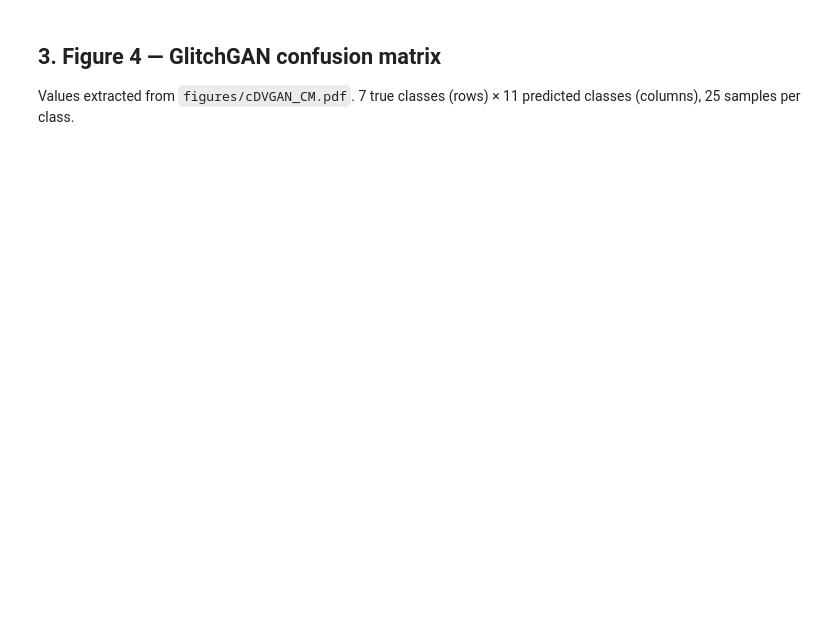
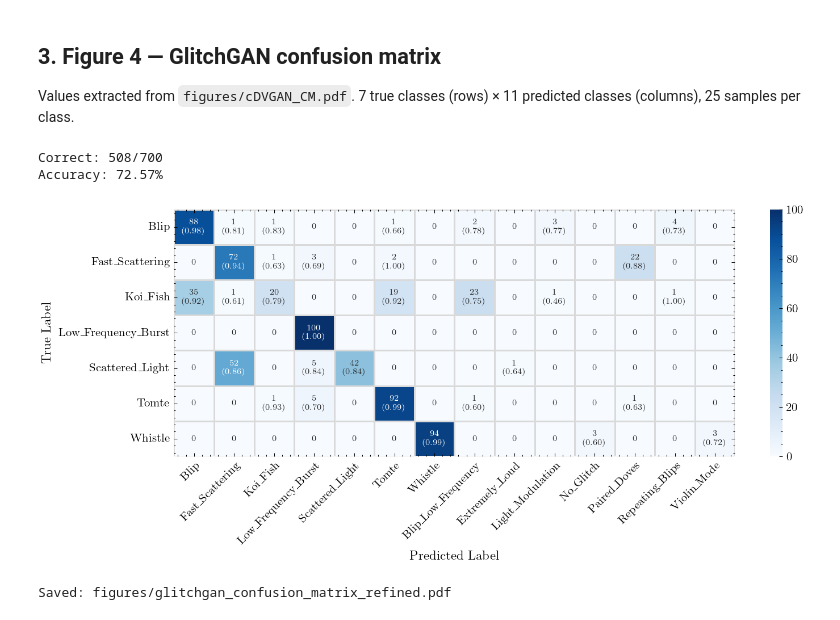
Before and after one commit to tomdooney95/glitchgan_glitch_synthesis_2026, a Jupyter notebook: paper_figures.ipynb, the cells around one changed output. Cells and saved outputs as stored; diff of their text form; code cells hidden in the pictures; blank space fills up the shorter version.

```diff
--- a/paper_figures.ipynb
+++ b/paper_figures.ipynb
@@ -140,22 +162,37 @@ Values extracted from `figures/cDVGAN_CM.pdf`.
 GAN_PRED_LABELS = [
     "Blip", "Fast_Scattering", "Koi_Fish", "Low_Frequency_Burst",
     "Scattered_Light", "Tomte", "Whistle",
-    "1400Ripples", "Blip_Low_Frequency", "No_Glitch", "Violin_Mode",
+    "Blip_Low_Frequency", "Extremely_Loud", "Light_Modulation",
+    "No_Glitch", "Paired_Doves", "Repeating_Blips", "Violin_Mode",
 ]
 
-# Rows = true label, columns = predicted label (25 samples per class)
+# Rows = true label, columns = predicted label (100 samples per class)
 GAN_CM_RAW = np.array([
-    #Bl   FS   KF   LFB  SL   To   Wh   1400 BLF  NG   VM
-    [23,   0,   0,   0,   0,   0,   2,   0,   0,   0,   0],  # Blip
-    [ 0,  23,   0,   0,   2,   0,   0,   0,   0,   0,   0],  # Fast_Scattering
-    [13,   0,   0,   0,   0,   2,   1,   0,   9,   0,   0],  # Koi_Fish
-    [ 0,   0,   0,  25,   0,   0,   0,   0,   0,   0,   0],  # Low_Frequency_Burst
-    [ 0,  13,   0,   0,  12,   0,   0,   0,   0,   0,   0],  # Scattered_Light
-    [ 0,   0,   0,   1,   0,  23,   0,   0,   1,   0,   0],  # Tomte
-    [ 0,   0,   0,   0,   0,   0,  10,   2,   0,  10,   3],  # Whistle
+    #Bl   FS   KF   LFB  SL   To   Wh   BLF  EL   LM   NG   PD   RB   VM
+    [88,   1,   1,   0,   0,   1,   0,   2,   0,   3,   0,   0,   4,   0],  # Blip
+    [ 0,  72,   1,   3,   0,   2,   0,   0,   0,   0,   0,  22,   0,   0],  # Fast_Scattering
+    [35,   1,  20,   0,   0,  19,   0,  23,   0,   1,   0,   0,   1,   0],  # Koi_Fish
+    [ 0,   0,   0, 100,   0,   0,   0,   0,   0,   0,   0,   0,   0,   0],  # Low_Frequency_Burst
+    [ 0,  52,   0,   5,  42,   0,   0,   0,   1,   0,   0,   0,   0,   0],  # Scattered_Light
+    [ 0,   0,   1,   5,   0,  92,   0,   1,   0,   0,   0,   1,   0,   0],  # Tomte
+    [ 0,   0,   0,   0,   0,   0,  94,   0,   0,   0,   3,   0,   0,   3],  # Whistle
 ], dtype=float)
 
-assert np.all(GAN_CM_RAW.sum(axis=1) == 25), "Row sums must equal 25"
+nan = np.nan
+
+# Mean Gravity Spy confidence per cell — nan where count = 0
+GAN_CM_CONF = np.array([
+    #Bl     FS     KF     LFB    SL     To     Wh     BLF    EL     LM     NG     PD     RB     VM
+    [0.98,  0.81,  0.83,  nan,   nan,   0.66,  nan,   0.78,  nan,   0.77,  nan,   nan,   0.73,  nan],  # Blip
+    [nan,   0.94,  0.63,  0.69,  nan,   1.00,  nan,   nan,   nan,   nan,   nan,   0.88,  nan,   nan],  # Fast_Scattering
+    [0.92,  0.61,  0.79,  nan,   nan,   0.92,  nan,   0.75,  nan,   0.46,  nan,   nan,   1.00,  nan],  # Koi_Fish
+    [nan,   nan,   nan,   1.00,  nan,   nan,   nan,   nan,   nan,   nan,   nan,   nan,   nan,   nan],  # Low_Frequency_Burst
+    [nan,   0.86,  nan,   0.84,  0.84,  nan,   nan,   nan,   0.64,  nan,   nan,   nan,   nan,   nan],  # Scattered_Light
+    [nan,   nan,   0.93,  0.70,  nan,   0.99,  nan,   0.60,  nan,   nan,   nan,   0.63,  nan,   nan],  # Tomte
+    [nan,   nan,   nan,   nan,   nan,   nan,   0.99,  nan,   nan,   nan,   0.60,  nan,   nan,   0.72],  # Whistle
+])
+
+assert np.all(GAN_CM_RAW.sum(axis=1) == 100), "Row sums must equal 100"
 
 correct_gan = sum(
     GAN_CM_RAW[i, GAN_PRED_LABELS.index(TRUE_LABELS[i])]
@@ -164,43 +201,57 @@ correct_gan = sum(
 accuracy_gan = correct_gan / GAN_CM_RAW.sum()
 print(f"Correct: {int(correct_gan)}/{int(GAN_CM_RAW.sum())}")
 print(f"Accuracy: {accuracy_gan:.2%}")
+# %% [output]
+Correct: 508/700
+Accuracy: 72.57%
 # %%
 # Column order: true labels first (GAN order), then remaining predicted classes
 others_gan = [l for l in GAN_PRED_LABELS if l not in TRUE_LABELS]
 ordered_pred_gan = TRUE_LABELS + others_gan
 col_idx_gan = [GAN_PRED_LABELS.index(l) for l in ordered_pred_gan]
-cm_ordered_gan = GAN_CM_RAW[:, col_idx_gan]
+cm_ordered_gan   = GAN_CM_RAW[:, col_idx_gan]
+conf_ordered_gan = GAN_CM_CONF[:, col_idx_gan]
 
 # Drop all-zero predicted columns
 nonzero_cols_gan = cm_ordered_gan.sum(axis=0) > 0
 cm_plot_gan   = cm_ordered_gan[:, nonzero_cols_gan]
+conf_plot_gan = conf_ordered_gan[:, nonzero_cols_gan]
 pred_plot_gan = [l for l, keep in zip(ordered_pred_gan, nonzero_cols_gan) if keep]
 
-annot_gan = cm_plot_gan.astype(int).astype(str)
+# Build annotation: "count\n(conf)" for non-zero cells, bare "0" for zero
+annot_gan = np.empty_like(cm_plot_gan, dtype=object)
+for i in range(cm_plot_gan.shape[0]):
+    for j in range(cm_plot_gan.shape[1]):
+        n = int(cm_plot_gan[i, j])
+        c = conf_plot_gan[i, j]
+        annot_gan[i, j] = "0" if n == 0 else f"{n}\n({c:.2f})"
 
 fig_w = max(7.2, len(pred_plot_gan) * 0.72)
 fig, ax = plt.subplots(figsize=(fig_w, 4.5))
 
 sns.heatmap(
     cm_plot_gan,
     annot=annot_gan,
     fmt="",
     cmap="Blues",
     vmin=0,
     vmax=cm_plot_gan.max(),
     linewidths=0.5,
     linecolor="0.85",
     cbar=True,
     annot_kws={"size": 7},
     xticklabels=[_tex(l) for l in pred_plot_gan],
     yticklabels=[_tex(l) for l in TRUE_LABELS],
     ax=ax,
 )
 
-ax.set_xlabel("Predicted Label")
-ax.set_ylabel("True Label")
+ax.set_xlabel("Predicted Label", fontsize=11)
+ax.set_ylabel("True Label", fontsize=11)
 plt.setp(ax.get_xticklabels(), rotation=45, ha="right", rotation_mode="anchor")
 ax.tick_params(axis="y", rotation=0)
 fig.tight_layout()
 
 savefig(fig, "glitchgan_confusion_matrix_refined")
+# %% [output]
+[figure, added]
+Saved: figures/glitchgan_confusion_matrix_refined.pdf
```
Also changed, not shown: parts of 5 cells of this notebook, 6 other files.
